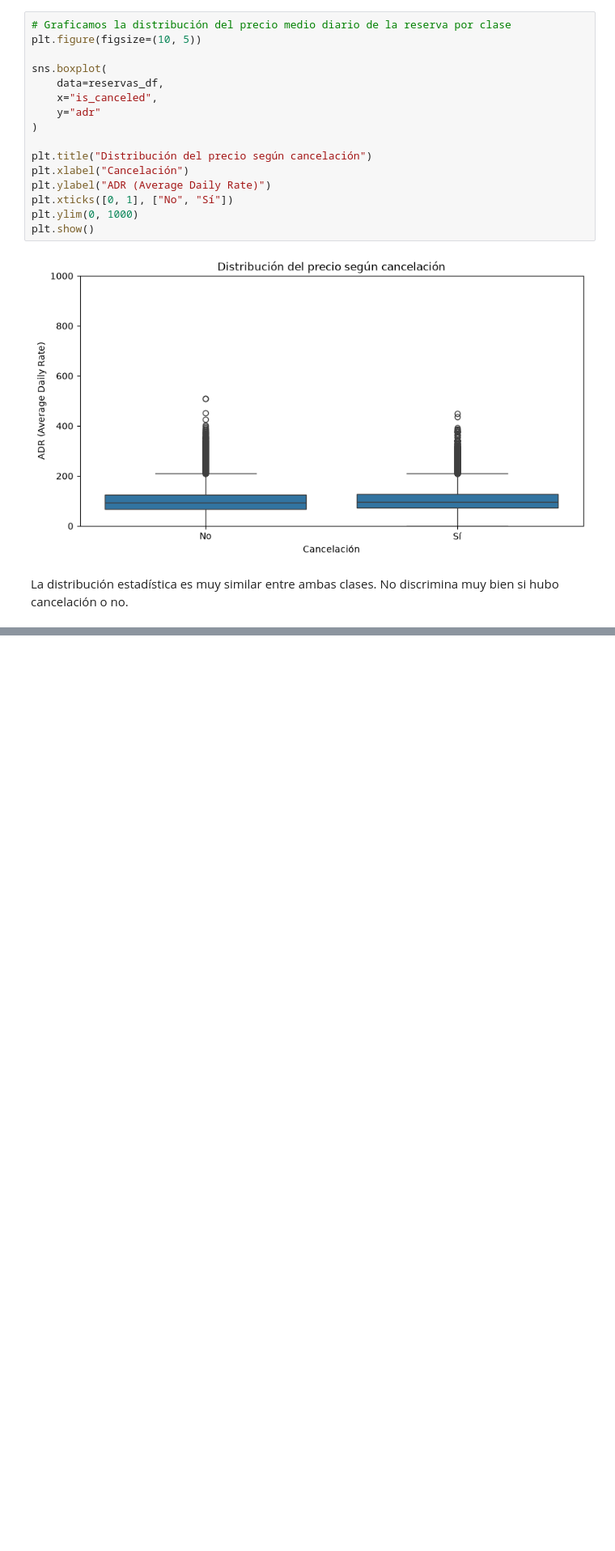
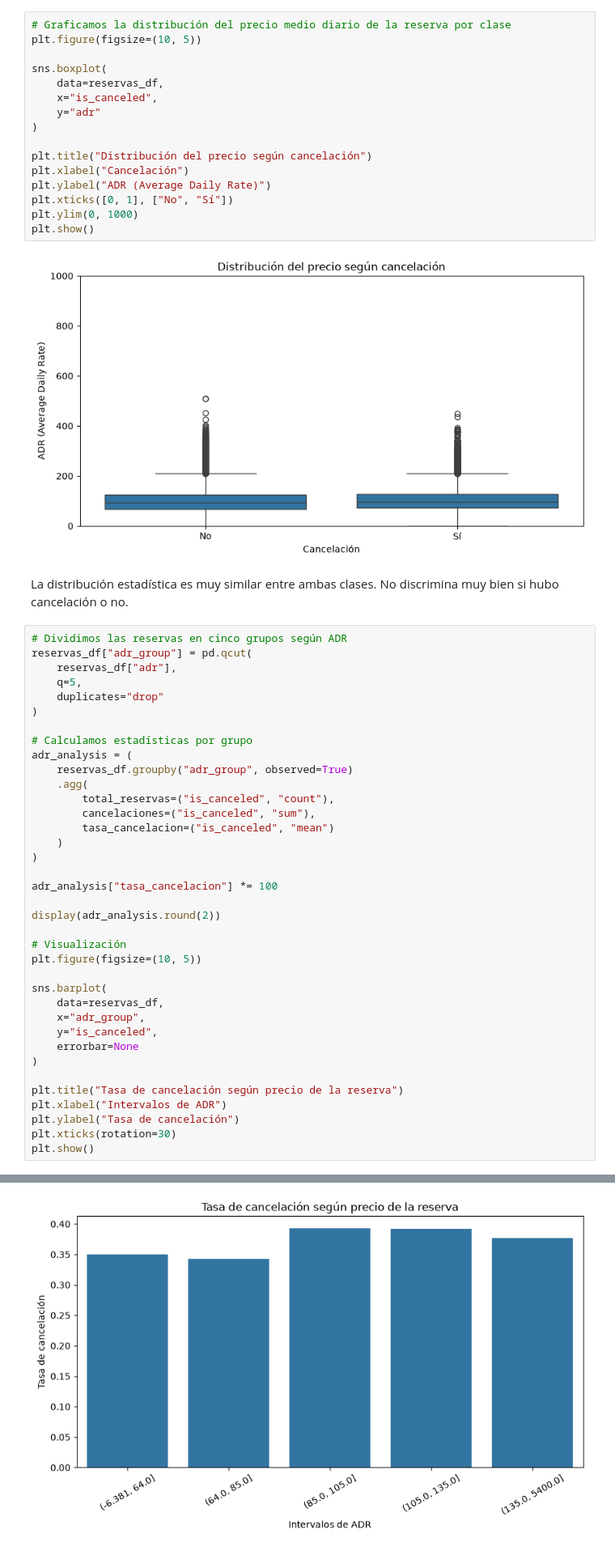
Before and after one commit to victorlopez-ds/entrega-machine-learning-pontia, a Jupyter notebook: notebooks/exploracion/eda_inicial.ipynb, the cells around one changed output, grey strips where cells are left out. Shown at 81% size. Drawn from its saved outputs; the diff is of its cells as text; blank space fills up the shorter version.

```diff
--- a/notebooks/exploracion/eda_inicial.ipynb
+++ b/notebooks/exploracion/eda_inicial.ipynb
@@ -459,3 +459,41 @@ plt.show()
 [figure]
 # %% [markdown]
 La distribución estadística es muy similar entre ambas clases. No discrimina muy bien si hubo cancelación o no.
+# %%
+# Dividimos las reservas en cinco grupos según ADR
+reservas_df["adr_group"] = pd.qcut(
+    reservas_df["adr"],
+    q=5,
+    duplicates="drop"
+)
+
+# Calculamos estadísticas por grupo
+adr_analysis = (
+    reservas_df.groupby("adr_group", observed=True)
+    .agg(
+        total_reservas=("is_canceled", "count"),
+        cancelaciones=("is_canceled", "sum"),
+        tasa_cancelacion=("is_canceled", "mean")
+    )
+)
+
+adr_analysis["tasa_cancelacion"] *= 100
+
+display(adr_analysis.round(2))
+
+# Visualización
+plt.figure(figsize=(10, 5))
+
+sns.barplot(
+    data=reservas_df,
+    x="adr_group",
+    y="is_canceled",
+    errorbar=None
+)
+
+plt.title("Tasa de cancelación según precio de la reserva")
+plt.xlabel("Intervalos de ADR")
+plt.ylabel("Tasa de cancelación")
+plt.xticks(rotation=30)
+plt.show()
+# %% [output]
@@ -461,0 +507 @@ La distribución estadística es muy similar entre ambas clases. No discrimina m
+[figure, added]
```
Also changed, not shown: parts of 32 cells of this notebook.
